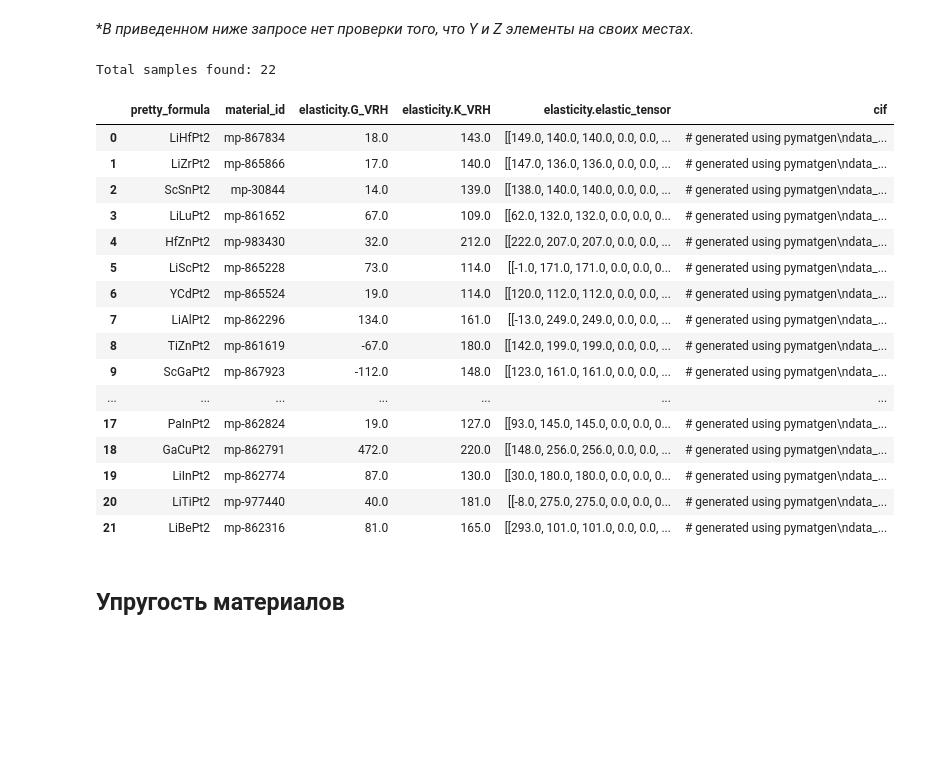
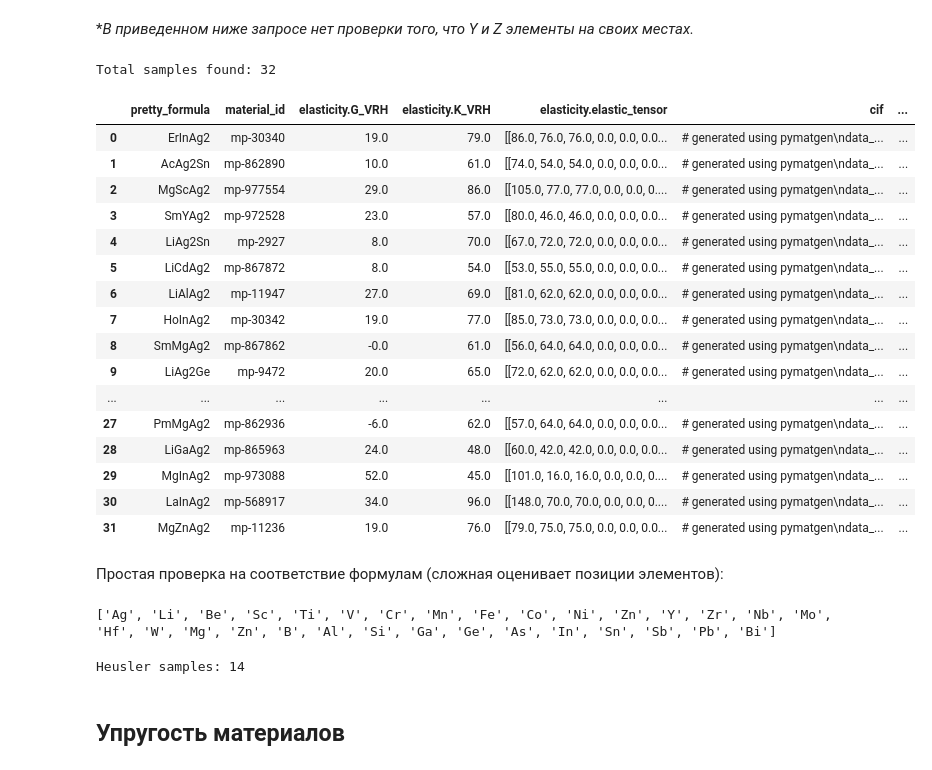
Before and after one commit to evan2s2/BonusWork_for_students, a Jupyter notebook: Practics_2.ipynb, the cells around one changed output. Saved outputs shown, nothing was run; the diff lists cells and outputs as text; code cells hidden in the pictures; blank space fills up the shorter version.

```diff
--- a/Practics_2.ipynb
+++ b/Practics_2.ipynb
@@ -75,3 +68,7 @@ regex
+# %%
+regex = 'Ag2'
+Y = ['Li', 'Be', 'Sc', 'Ti', 'V', 'Cr', 'Mn', 'Fe', 'Co', 'Ni', 'Zn', 'Y', 'Zr', 'Nb', 'Mo', 'Hf', 'W']
+Z = ['Mg', 'Zn', 'B', 'Al', 'Si', 'Ga', 'Ge', 'As', 'In', 'Sn', 'Sb', 'Pb', 'Bi']
 # %% [markdown]
 - **Магнитные:** полный магнитный момент > 0.1 $\mu B$ // **Немагнитные:** полный магнитный момент < 0.1 $\mu B$
 - **Проводники:** ширина запрещенной зоны = 0 // **Диэлектрики:** ширина запрещенной зоны > 2.5 eV
@@ -87,16 +84,16 @@ regex
 # %%
 data = {
     'criteria': {
-        'elements': {'$in':elements},       # elements that should be on formula
+        'elements': {'$in':(Y+Z)},       # elements that should be on formula
         'pretty_formula': {'$regex':regex},
         'elasticity':{'$exists':'true'},
         'nelements': 3,
         'spacegroup.symbol':'Fm-3m',         # Only structures appropriate to Heusler phases
 
         # Features for variants
-        'total_magnetization':{'$lt':0.1}, # MAGNETIC PROPERTIES
+#         'total_magnetization':{'$lt':0.1}, # MAGNETIC PROPERTIES
 #         'band_gap': {'$eq': 0.0},            # CONDUCTIVE PROPERTIES
-#         'e_above_hull':{'$eq':0.0},          # STABILITY
+        'e_above_hull':{'$eq':0.0},          # STABILITY
     },
     'properties': [
         'pretty_formula',           # STOICHIOMETRIC FORMULA
@@ -105,6 +102,7 @@ data = {
         'elasticity.K_VRH',         # Bulk moduli
         'elasticity.elastic_tensor', # Tensor
         'cif', # structure
+        'elements',
     ]
 }
 
@@ -115,26 +113,38 @@ r = requests.post('https://materialsproject.org/rest/v2/query',
 response_content = r.json() # a dict
 print(f"Total samples found: {response_content['num_results']}")
 # %% [output]
-Total samples found: 22
+Total samples found: 32
 # %%
-df = pd.DataFrame.from_dict(response_content['response'])
-df
+df_init = pd.DataFrame.from_dict(response_content['response'])
+df_init
 # %% [output]
-|  | pretty_formula | material_id | elasticity.G_VRH | elasticity.K_VRH | elasticity.elastic_tensor | cif |
-| 0 | LiHfPt2 | mp-867834 | 18.0 | 143.0 | [[149.0, 140.0, 140.0, 0.0, 0.0, ... | # generated using pymatgen\ndata_... |
-| 1 | LiZrPt2 | mp-865866 | 17.0 | 140.0 | [[147.0, 136.0, 136.0, 0.0, 0.0, ... | # generated using pymatgen\ndata_... |
-| 2 | ScSnPt2 | mp-30844 | 14.0 | 139.0 | [[138.0, 140.0, 140.0, 0.0, 0.0, ... | # generated using pymatgen\ndata_... |
-| 3 | LiLuPt2 | mp-861652 | 67.0 | 109.0 | [[62.0, 132.0, 132.0, 0.0, 0.0, 0... | # generated using pymatgen\ndata_... |
-| 4 | HfZnPt2 | mp-983430 | 32.0 | 212.0 | [[222.0, 207.0, 207.0, 0.0, 0.0, ... | # generated using pymatgen\ndata_... |
-| 5 | LiScPt2 | mp-865228 | 73.0 | 114.0 | [[-1.0, 171.0, 171.0, 0.0, 0.0, 0... | # generated using pymatgen\ndata_... |
-| 6 | YCdPt2 | mp-865524 | 19.0 | 114.0 | [[120.0, 112.0, 112.0, 0.0, 0.0, ... | # generated using pymatgen\ndata_... |
-| 7 | LiAlPt2 | mp-862296 | 134.0 | 161.0 | [[-13.0, 249.0, 249.0, 0.0, 0.0, ... | # generated using pymatgen\ndata_... |
-| 8 | TiZnPt2 | mp-861619 | -67.0 | 180.0 | [[142.0, 199.0, 199.0, 0.0, 0.0, ... | # generated using pymatgen\ndata_... |
-| 9 | ScGaPt2 | mp-867923 | -112.0 | 148.0 | [[123.0, 161.0, 161.0, 0.0, 0.0, ... | # generated using pymatgen\ndata_... |
-| ... | ... | ... | ... | ... | ... | ... |
-| 17 | PaInPt2 | mp-862824 | 19.0 | 127.0 | [[93.0, 145.0, 145.0, 0.0, 0.0, 0... | # generated using pymatgen\ndata_... |
-| 18 | GaCuPt2 | mp-862791 | 472.0 | 220.0 | [[148.0, 256.0, 256.0, 0.0, 0.0, ... | # generated using pymatgen\ndata_... |
-| 19 | LiInPt2 | mp-862774 | 87.0 | 130.0 | [[30.0, 180.0, 180.0, 0.0, 0.0, 0... | # generated using pymatgen\ndata_... |
-| 20 | LiTiPt2 | mp-977440 | 40.0 | 181.0 | [[-8.0, 275.0, 275.0, 0.0, 0.0, 0... | # generated using pymatgen\ndata_... |
-| 21 | LiBePt2 | mp-862316 | 81.0 | 165.0 | [[293.0, 101.0, 101.0, 0.0, 0.0, ... | # generated using pymatgen\ndata_... |
+|  | pretty_formula | material_id | elasticity.G_VRH | elasticity.K_VRH | elasticity.elastic_tensor | cif | ... |
+| 0 | ErInAg2 | mp-30340 | 19.0 | 79.0 | [[86.0, 76.0, 76.0, 0.0, 0.0, 0.0... | # generated using pymatgen\ndata_... | ... |
+| 1 | AcAg2Sn | mp-862890 | 10.0 | 61.0 | [[74.0, 54.0, 54.0, 0.0, 0.0, 0.0... | # generated using pymatgen\ndata_... | ... |
+| 2 | MgScAg2 | mp-977554 | 29.0 | 86.0 | [[105.0, 77.0, 77.0, 0.0, 0.0, 0.... | # generated using pymatgen\ndata_... | ... |
+| 3 | SmYAg2 | mp-972528 | 23.0 | 57.0 | [[80.0, 46.0, 46.0, 0.0, 0.0, 0.0... | # generated using pymatgen\ndata_... | ... |
+| 4 | LiAg2Sn | mp-2927 | 8.0 | 70.0 | [[67.0, 72.0, 72.0, 0.0, 0.0, 0.0... | # generated using pymatgen\ndata_... | ... |
+| 5 | LiCdAg2 | mp-867872 | 8.0 | 54.0 | [[53.0, 55.0, 55.0, 0.0, 0.0, 0.0... | # generated using pymatgen\ndata_... | ... |
+| 6 | LiAlAg2 | mp-11947 | 27.0 | 69.0 | [[81.0, 62.0, 62.0, 0.0, 0.0, 0.0... | # generated using pymatgen\ndata_... | ... |
+| 7 | HoInAg2 | mp-30342 | 19.0 | 77.0 | [[85.0, 73.0, 73.0, 0.0, 0.0, 0.0... | # generated using pymatgen\ndata_... | ... |
+| 8 | SmMgAg2 | mp-867862 | -0.0 | 61.0 | [[56.0, 64.0, 64.0, 0.0, 0.0, 0.0... | # generated using pymatgen\ndata_... | ... |
+| 9 | LiAg2Ge | mp-9472 | 20.0 | 65.0 | [[72.0, 62.0, 62.0, 0.0, 0.0, 0.0... | # generated using pymatgen\ndata_... | ... |
+| ... | ... | ... | ... | ... | ... | ... | ... |
+| 27 | PmMgAg2 | mp-862936 | -6.0 | 62.0 | [[57.0, 64.0, 64.0, 0.0, 0.0, 0.0... | # generated using pymatgen\ndata_... | ... |
+| 28 | LiGaAg2 | mp-865963 | 24.0 | 48.0 | [[60.0, 42.0, 42.0, 0.0, 0.0, 0.0... | # generated using pymatgen\ndata_... | ... |
+| 29 | MgInAg2 | mp-973088 | 52.0 | 45.0 | [[101.0, 16.0, 16.0, 0.0, 0.0, 0.... | # generated using pymatgen\ndata_... | ... |
+| 30 | LaInAg2 | mp-568917 | 34.0 | 96.0 | [[148.0, 70.0, 70.0, 0.0, 0.0, 0.... | # generated using pymatgen\ndata_... | ... |
+| 31 | MgZnAg2 | mp-11236 | 19.0 | 76.0 | [[79.0, 75.0, 75.0, 0.0, 0.0, 0.0... | # generated using pymatgen\ndata_... | ... |
+# %% [markdown]
+Простая проверка на соответствие формулам (сложная оценивает позиции элементов):
+# %%
+mask = lambda x: [False if False in [False if not i in [regex.replace('2','')]+Y+Z else True for i in x] else True][0]
+print([regex.replace('2','')]+Y+Z)
+# %% [output]
+['Ag', 'Li', 'Be', 'Sc', 'Ti', 'V', 'Cr', 'Mn', 'Fe', 'Co', 'Ni', 'Zn', 'Y', 'Zr', 'Nb', 'Mo', 'Hf', 'W', 'Mg', 'Zn', 'B', 'Al', 'Si', 'Ga', 'Ge', 'As', 'In', 'Sn', 'Sb', 'Pb', 'Bi']
+# %%
+df = df_init[df_init.elements.apply(mask)]
+print(f'Heusler samples: {df.shape[0]}')
+# %% [output]
+Heusler samples: 14
 # %%
```
Also changed, not shown: parts of 12 cells of this notebook, 1 other file.
